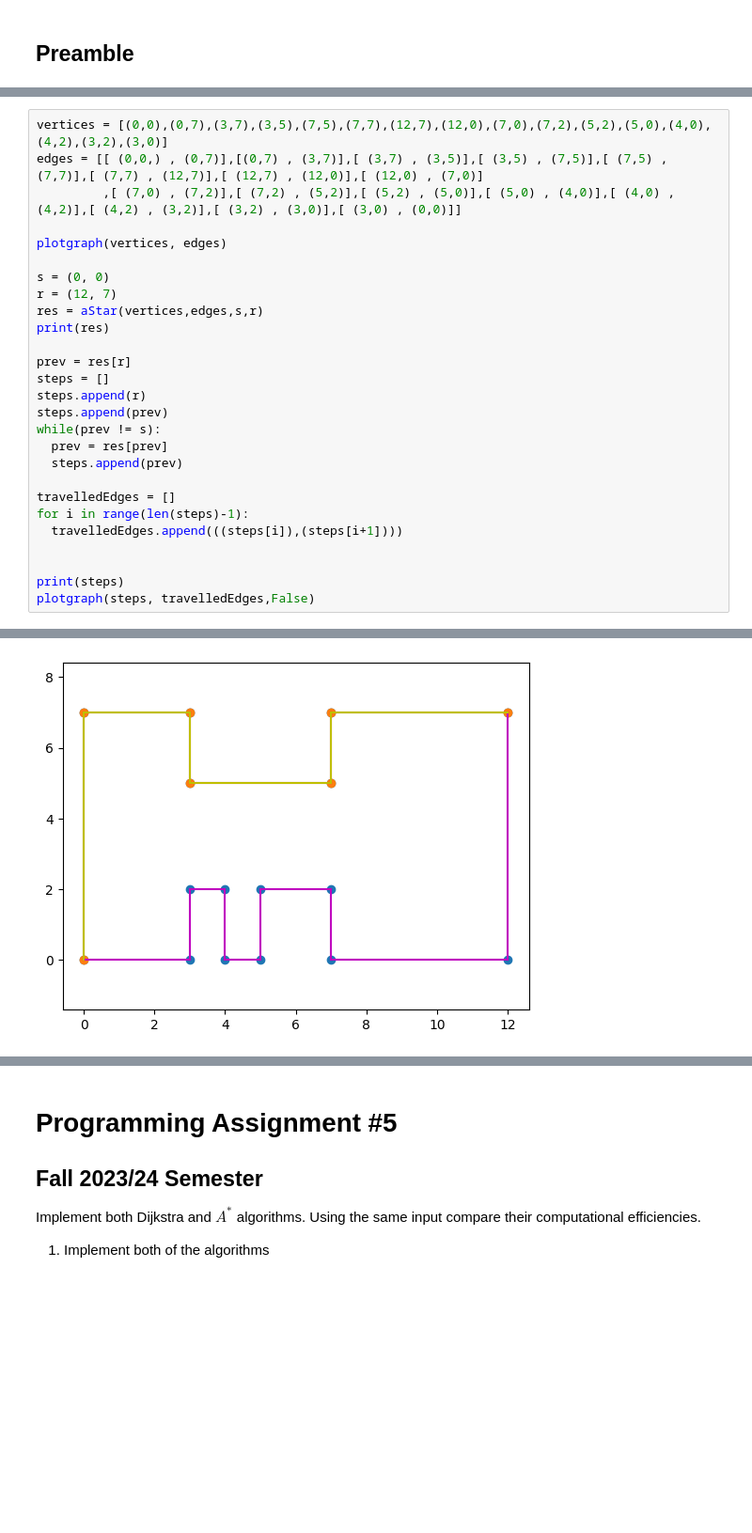
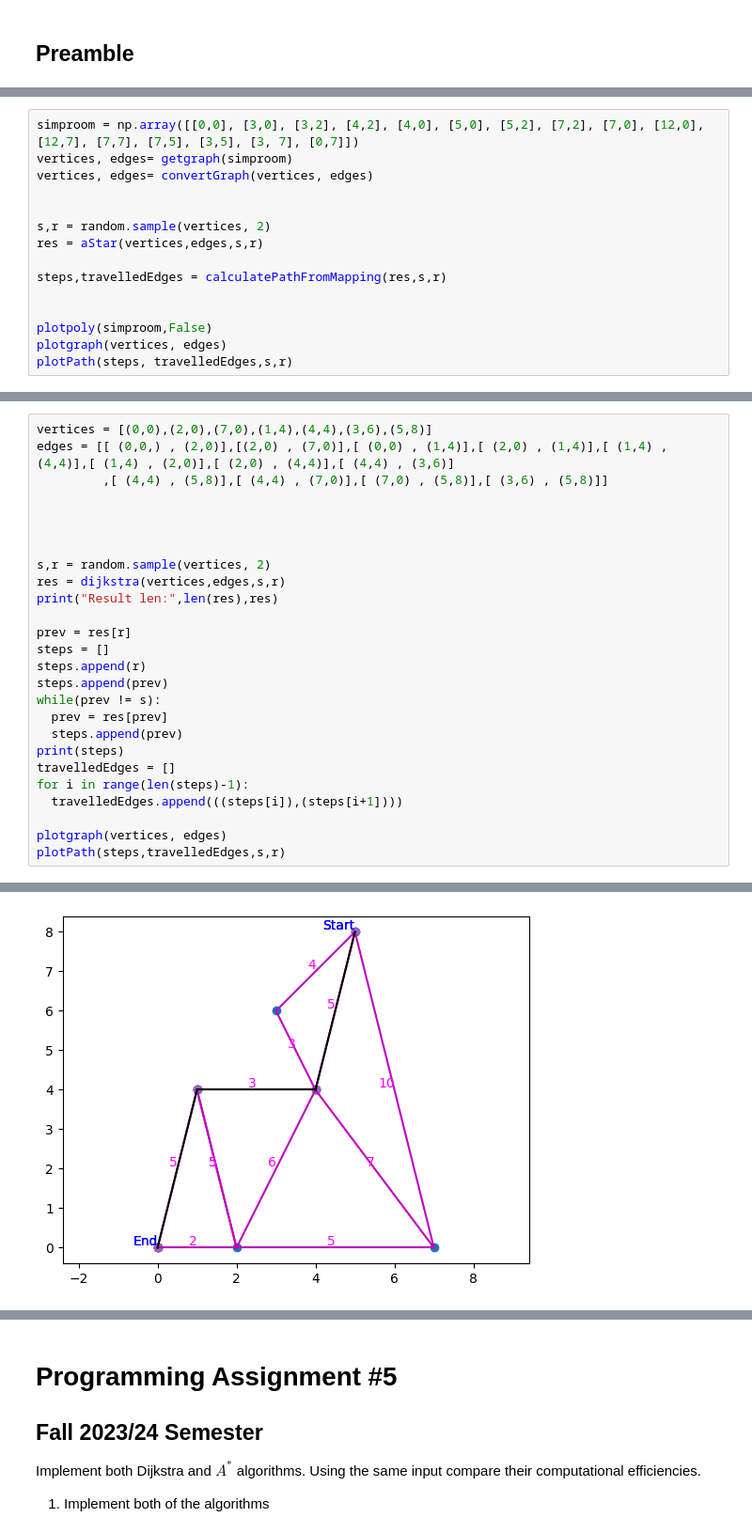
Before and after one commit to Ismail-Armutcu/Algorithms-for-Interactive-Sytems, a Jupyter notebook: MMI513_PA5_PathFinding.ipynb, the cells around one changed output, grey strips where cells are left out. Shown: that part at 94% size. Saved outputs shown, nothing was run; the diff lists cells and outputs as text; blank space fills up the shorter version.

```diff
--- a/MMI513_PA5_PathFinding.ipynb
+++ b/MMI513_PA5_PathFinding.ipynb
@@ -259,0 +203,15 @@ Result len: 14 {(1.0, 3.0): (2.0, 4.67), (2.0, 4.67): (3.33, 3.0), (2.0, 6.33):
+# %%
+simproom = np.array([[0,0], [3,0], [3,2], [4,2], [4,0], [5,0], [5,2], [7,2], [7,0], [12,0], [12,7], [7,7], [7,5], [3,5], [3, 7], [0,7]])
+vertices, edges= getgraph(simproom)
+vertices, edges= convertGraph(vertices, edges)
+
+
+s,r = random.sample(vertices, 2)
+res = aStar(vertices,edges,s,r)
+
+steps,travelledEdges = calculatePathFromMapping(res,s,r)
+
+
+plotpoly(simproom,False)
+plotgraph(vertices, edges)
+plotPath(steps, travelledEdges,s,r)
@@ -260,14 +299,14 @@ Result len: 14 {(1.0, 3.0): (2.0, 4.67), (2.0, 4.67): (3.33, 3.0), (2.0, 6.33):
 # %%
-vertices = [(0,0),(0,7),(3,7),(3,5),(7,5),(7,7),(12,7),(12,0),(7,0),(7,2),(5,2),(5,0),(4,0),(4,2),(3,2),(3,0)]
-edges = [[ (0,0,) , (0,7)],[(0,7) , (3,7)],[ (3,7) , (3,5)],[ (3,5) , (7,5)],[ (7,5) , (7,7)],[ (7,7) , (12,7)],[ (12,7) , (12,0)],[ (12,0) , (7,0)]
-         ,[ (7,0) , (7,2)],[ (7,2) , (5,2)],[ (5,2) , (5,0)],[ (5,0) , (4,0)],[ (4,0) , (4,2)],[ (4,2) , (3,2)],[ (3,2) , (3,0)],[ (3,0) , (0,0)]]
+vertices = [(0,0),(2,0),(7,0),(1,4),(4,4),(3,6),(5,8)]
+edges = [[ (0,0,) , (2,0)],[(2,0) , (7,0)],[ (0,0) , (1,4)],[ (2,0) , (1,4)],[ (1,4) , (4,4)],[ (1,4) , (2,0)],[ (2,0) , (4,4)],[ (4,4) , (3,6)]
+         ,[ (4,4) , (5,8)],[ (4,4) , (7,0)],[ (7,0) , (5,8)],[ (3,6) , (5,8)]]
 
-plotgraph(vertices, edges)
 
-s = (0, 0)
-r = (12, 7)
-res = aStar(vertices,edges,s,r)
-print(res)
+
+
+s,r = random.sample(vertices, 2)
+res = dijkstra(vertices,edges,s,r)
+print("Result len:",len(res),res)
 
 prev = res[r]
 steps = []
@@ -276,12 +315,11 @@ steps.append(prev)
 while(prev != s):
   prev = res[prev]
   steps.append(prev)
-
+print(steps)
 travelledEdges = []
 for i in range(len(steps)-1):
   travelledEdges.append(((steps[i]),(steps[i+1])))
 
-
-print(steps)
-plotgraph(steps, travelledEdges,False)
+plotgraph(vertices, edges)
+plotPath(steps,travelledEdges,s,r)
 # %% [output]
@@ -291 +328 @@ selectedVertice == s error
-[figure, old version]
+[figure, new version]
```
Also changed, not shown: parts of 21 cells of this notebook.
